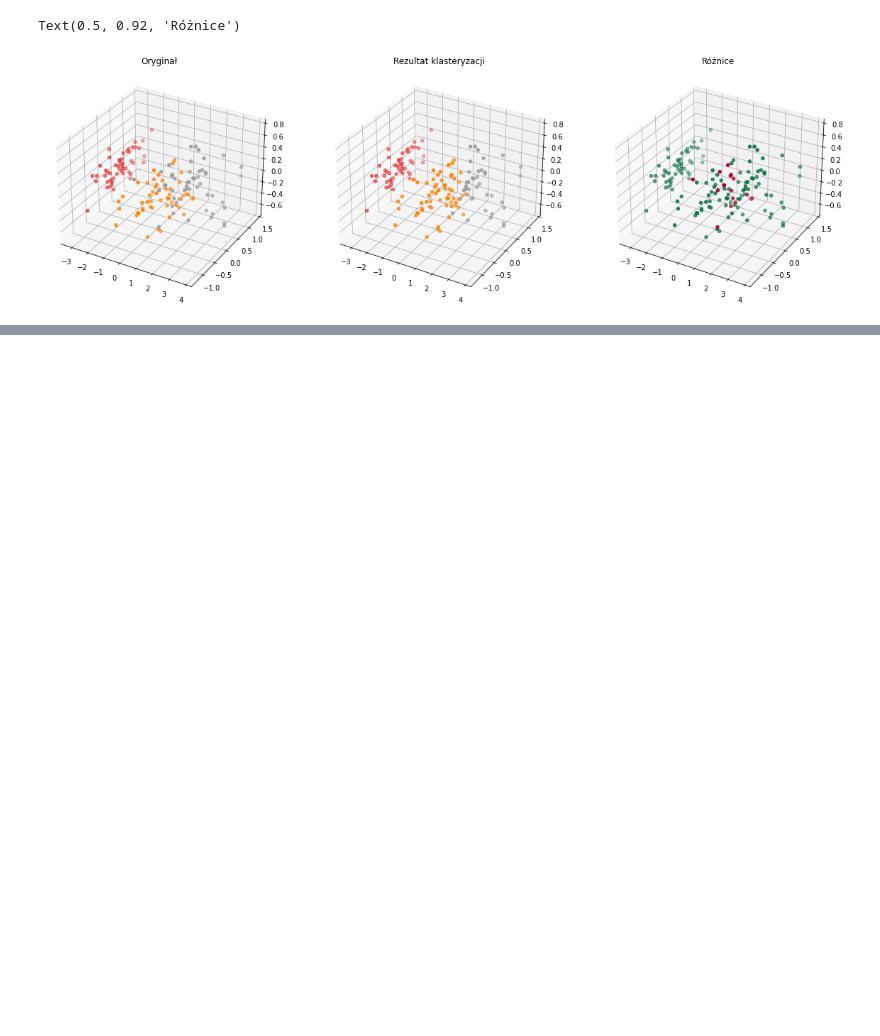
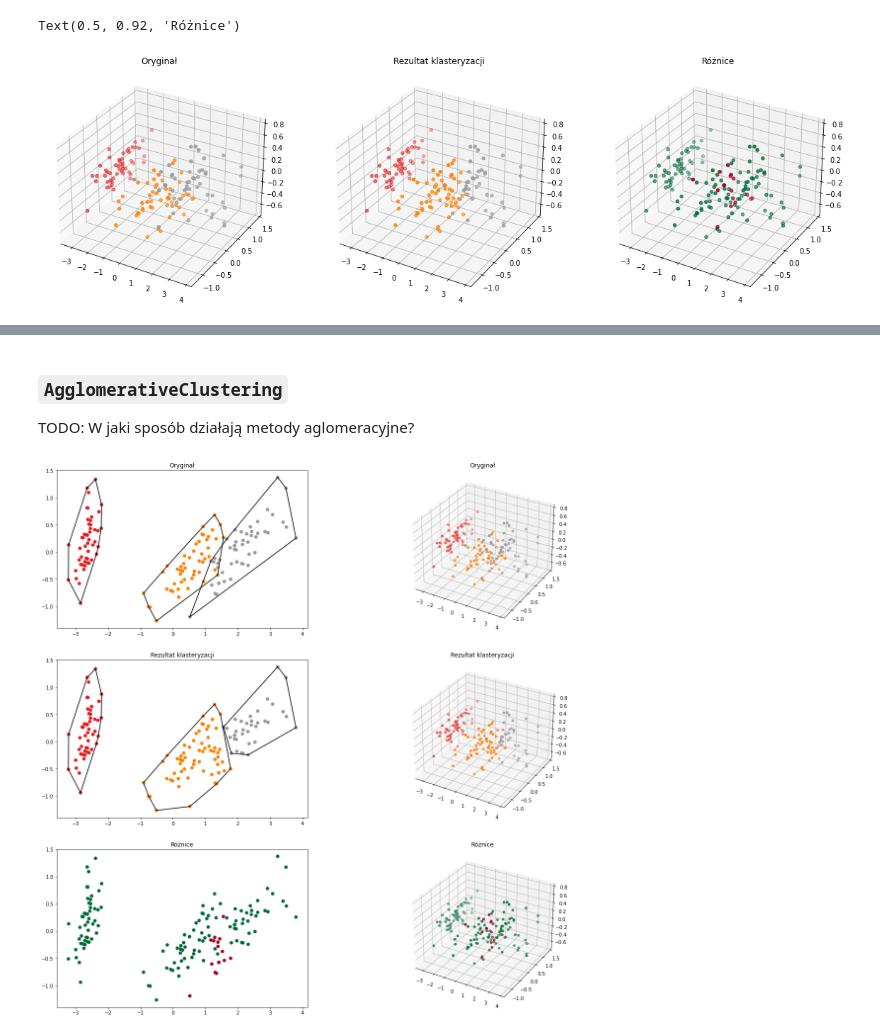
Before and after one commit to karlosos/data_mining, a Jupyter notebook: lab3/k_means.ipynb, the cells around one changed output, grey strips where cells are left out. Drawn from its saved outputs; the diff is of its cells as text; code cells hidden in the pictures; blank space fills up the shorter version.

```diff
--- a/lab3/k_means.ipynb
+++ b/lab3/k_means.ipynb
@@ -140,0 +217,20 @@ Text(0.5, 0.92, 'Różnice')
+# %% [markdown]
+### `AgglomerativeClustering`
+
+TODO: W jaki sposób działają metody aglomeracyjne?
+# %%
+from sklearn.cluster import AgglomerativeClustering
+
+linkages = ["complete", "average", "single", "ward"]
+
+for linkage in linkages:
+    iris = datasets.load_iris()
+    X = iris.data
+    Y = iris.target
+    Y_pred = AgglomerativeClustering(n_clusters=3, linkage=linkage).fit_predict(X)
+    Y_pred = find_perm(3, Y, Y_pred)
+    jaccard_scores["agglomerative_"+linkage] = jaccard_score(Y, Y_pred, average=None)
+
+plot_reduction(X, Y, Y_pred)
+# %% [output]
+[figure, added]
```
Also changed, not shown: parts of 17 cells of this notebook.
